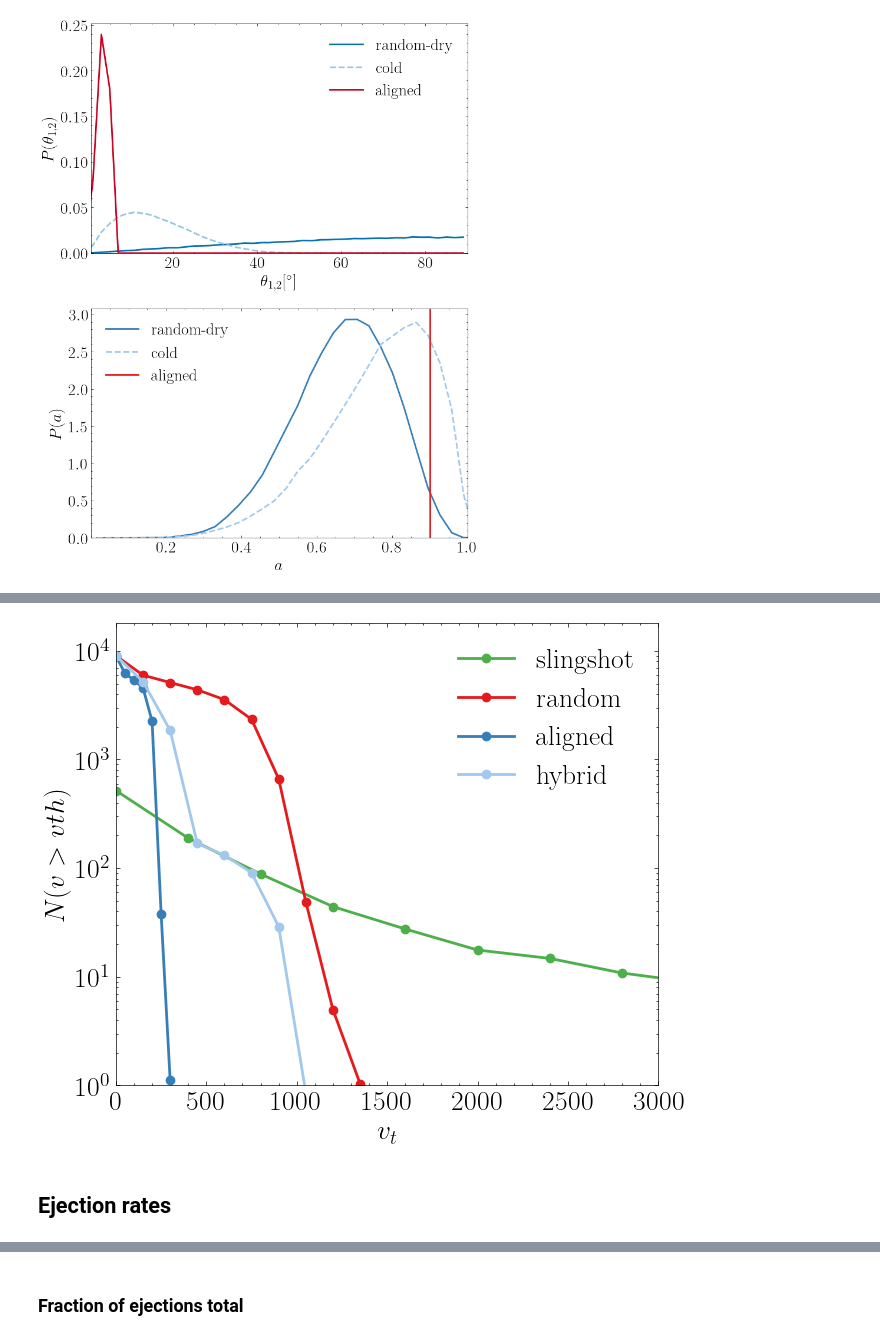
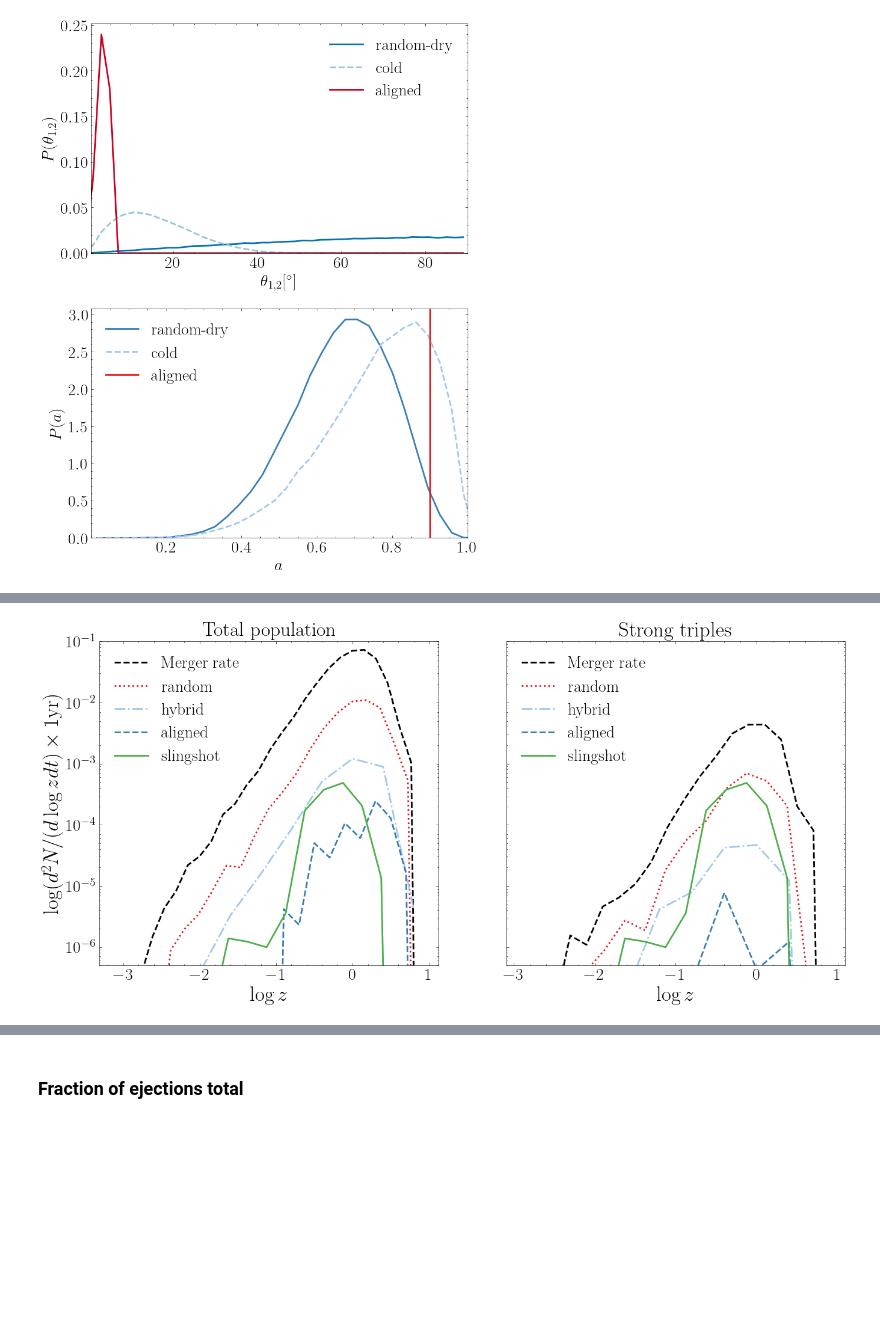
Before and after one commit to pranav-satheesh/Triple-MBH-Illustris, a Jupyter notebook: notebooks/kick_rates_and_ejections.ipynb, the cells around one changed output, grey strips where cells are left out. Drawn from its saved outputs; the diff is of its cells as text; code cells hidden in the pictures; blank space fills up the shorter version.

```diff
--- a/notebooks/kick_rates_and_ejections.ipynb
+++ b/notebooks/kick_rates_and_ejections.ipynb
@@ -167,0 +387,52 @@ for vth in vth_aligned:
+# %%
+lgzbins_random_tot, total_ejection_rate_random = ejects.tot_population_ejection_rates(strong_tr, weak_tr, iso_bin, Nruns, N_kick_realization, kick_type="random",lgzbinsize=0.18,lgzmin=-3.2,lgzmax=1.0)
+lgzbins_hybrid_tot, total_ejection_rate_hybrid = ejects.tot_population_ejection_rates(strong_tr, weak_tr, iso_bin, Nruns, N_kick_realization, kick_type="hybrid",lgzbinsize=0.4,lgzmin=-3,lgzmax=1.0)
+lgzbins_aligned_tot, total_ejection_rate_aligned = ejects.tot_population_ejection_rates(strong_tr, weak_tr, iso_bin, Nruns, N_kick_realization, kick_type="aligned",lgzbinsize=0.2,lgzmin=-3,lgzmax=1.0)
+# %%
+savepath = '/Users/pranavsatheesh/Triples/Github/Illustris_Data/'
+# %%
+kick_colors = {
+        'slingshot': "#4daf4a",  # Green
+        'aligned': "#377eb8",    # Blue
+        'hybrid': "#a2c8ec",     # Light blue
+        'random': "#e41a1c"      # Red
+    }
+
+kick_linestyles = {
+        'slingshot': "-",        # Solid line
+        'aligned': "--",         # Dashed line
+        'hybrid': "-.",          # Dash-dot line
+        'random': ":"            # Dotted line
+    }
+# %%
+fig,ax = plt.subplots(1,2,figsize=(16,7),sharey=True)
+
+lgz_bins,all_mr = np.loadtxt(savepath+"all_system_merger_rates.txt")
+ax[0].plot(lgz_bins,all_mr,color="black",linestyle="--",label="Merger rate",linewidth=2)
+ax[0].plot(lgzbins_random_tot,np.mean(total_ejection_rate_random,axis=0),color=kick_colors['random'],label="random",linewidth=2,linestyle=kick_linestyles['random'])
+ax[0].plot(lgzbins_hybrid_tot,np.mean(total_ejection_rate_hybrid,axis=0),color=kick_colors['hybrid'],label="hybrid",linewidth=2,linestyle=kick_linestyles['hybrid'])
+ax[0].plot(lgzbins_aligned_tot,np.mean(total_ejection_rate_aligned,axis=0),color=kick_colors['aligned'],label="aligned",linewidth=2,linestyle=kick_linestyles['aligned'])
+ax[0].plot(lgzbins_slingshot,np.mean(st_ejection_rate_slingshot,axis=0),color=kick_colors['slingshot'],label="slingshot",linewidth=2,linestyle=kick_linestyles['slingshot'])
+ax[0].legend(fontsize=20)
+ax[0].set_title("Total population")
+ax[0].set_yticks([1e-1,1e-3,1e-5,1e-7])
+ax[0].set_yscale("log")
+ax[0].set_xlabel("$\log z$",fontsize=25)
+ax[0].set_ylabel(r"$\log (d^2 N / (d \log z dt)  \times 1\text{yr})$",fontsize=25)
+
+lgztrip_bins,alltrip_mr = np.loadtxt(savepath+"triple_system_merger_rates.txt")
+
+ax[1].plot(lgztrip_bins,alltrip_mr,color="black",linestyle="--",label="Merger rate",linewidth=2)
+ax[1].plot(lgzbins_random,np.mean(st_ejection_rate_random,axis=0),color=kick_colors['random'],label="random",linewidth=2,linestyle=kick_linestyles['random'])
+ax[1].plot(lgzbins_hybrid,np.mean(st_ejection_rate_hybrid,axis=0),color=kick_colors['hybrid'],label="hybrid",linewidth=2,linestyle=kick_linestyles['hybrid'])
+ax[1].plot(lgzbins_aligned,np.mean(st_ejection_rate_aligned,axis=0),color=kick_colors['aligned'],label="aligned",linewidth=2,linestyle=kick_linestyles['aligned'])
+ax[1].plot(lgzbins_slingshot,np.mean(st_ejection_rate_slingshot,axis=0),color=kick_colors['slingshot'],label="slingshot",linewidth=2,linestyle=kick_linestyles['slingshot'])
+
+ax[1].set_ylim(5*10**-7,10**(-1))
+ax[1].set_yscale("log")
+ax[1].set_xlabel("$\log z$",fontsize=25)
+ax[1].legend(fontsize=20)
+ax[1].set_title("Strong triples",fontsize=25)
+fig.savefig(f"../Figures/ejection_rates_all_and_triples_{Nruns:d}.pdf")
+# %% [output]
+[figure, added]
@@ -168,19 +446,2 @@ for vth in vth_aligned:
 # %%
 kick_colors = {'slingshot':"#4daf4a",'aligned':"#377eb8","hybrid":"#a2c8ec","random":"#e41a1c"}
-# %%
-plt.figure(figsize=(7, 6))
-plt.plot(vth_sling,sling_vth, linestyle='-', linewidth=2,marker='o', color=kick_colors["slingshot"], label="slingshot")
-plt.plot(vth_rand,random_vth, linestyle='-',linewidth=2, marker='o', color=kick_colors["random"], label="random")
-plt.plot(vth_aligned,aligned_vth, linestyle='-',linewidth=2, marker='o', color=kick_colors["aligned"], label="aligned")
-plt.plot(vth_hybrid,hybrid_vth, linestyle='-', linewidth=2,marker='o', color=kick_colors["hybrid"], label="hybrid")
-plt.yscale("log",base=10)
-plt.ylim(1,)
-plt.xlim(0,3000)
-plt.legend()
-plt.xlabel("$v_t$")
-plt.ylabel("$N(v>vth)$")
-plt.savefig("../Figures/Nkicks_for_spins.pdf")
-# %% [output]
-[figure, removed]
-# %% [markdown]
-## Ejection rates
```
Also changed, not shown: parts of 90 cells of this notebook, 37 other files.
